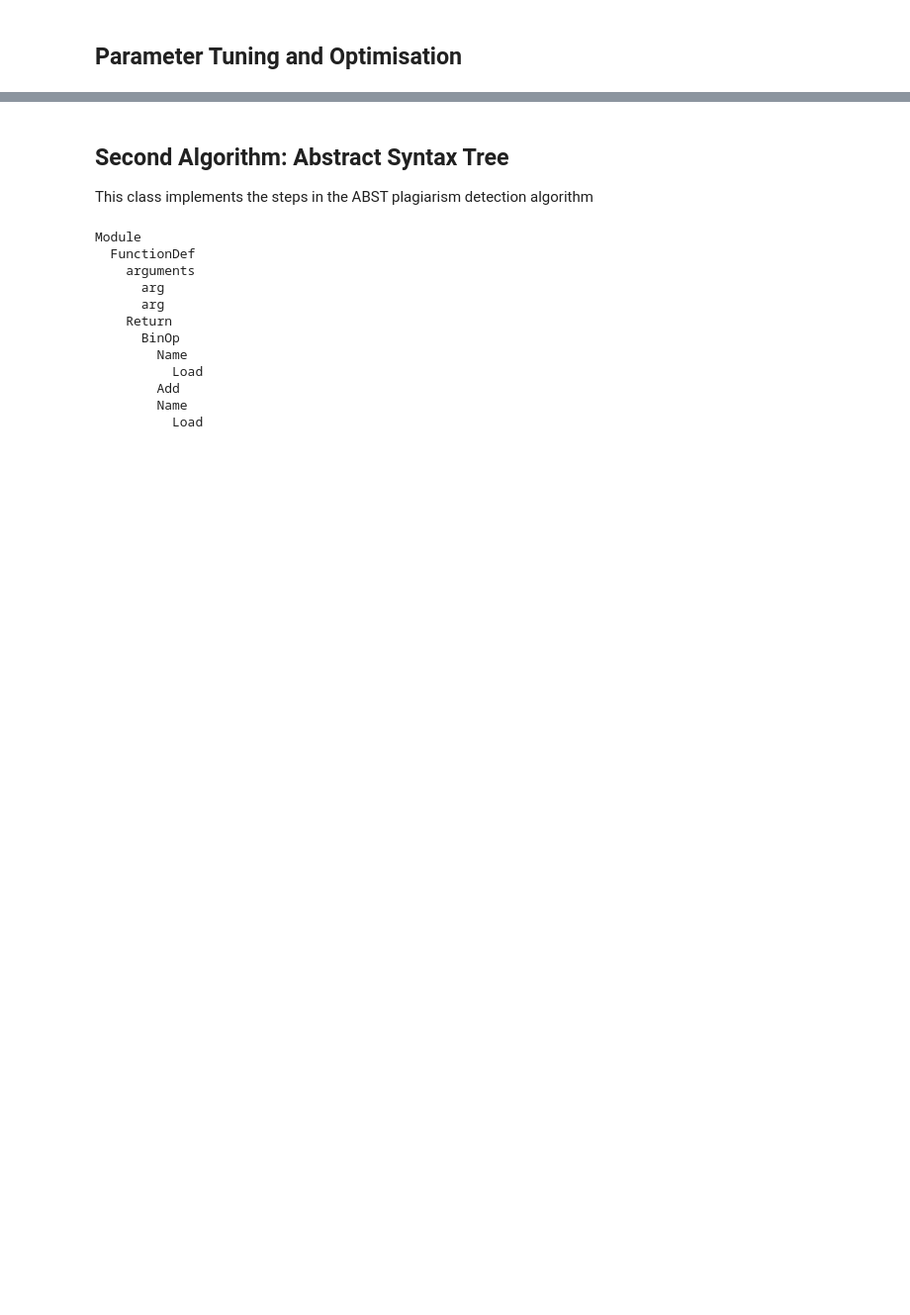
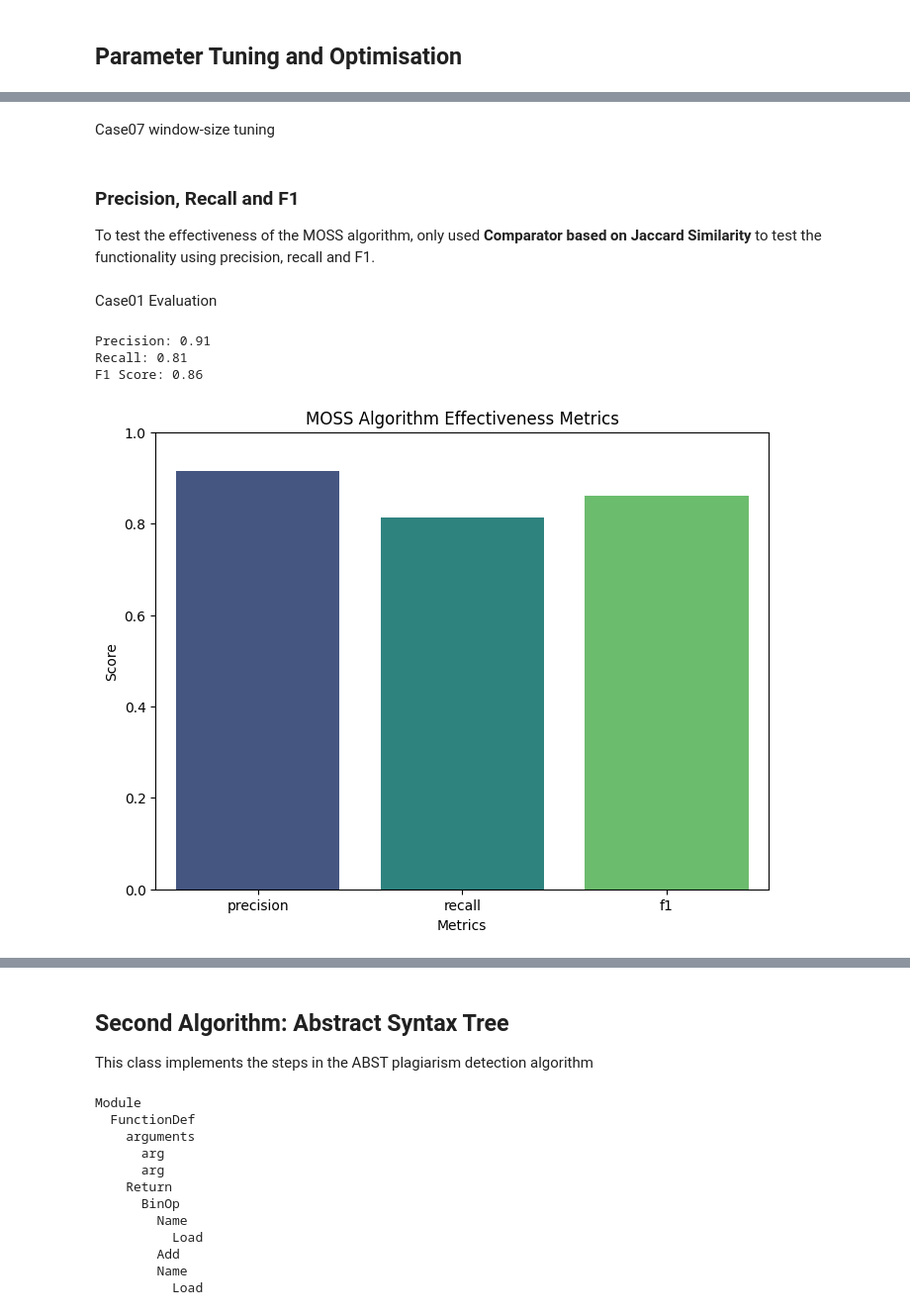
Before and after one commit to PeaceSamuel03/FYP, a Jupyter notebook: FYP.ipynb, the cells around one changed output, grey strips where cells are left out. Shown at 99% size. Saved outputs shown, nothing was run; the diff lists cells and outputs as text; code cells hidden in the pictures; blank space fills up the shorter version.

```diff
--- a/FYP.ipynb
+++ b/FYP.ipynb
@@ -384,7 +363,7 @@ public class Main {
 # %%
 #create MOSS objects
 moss1 = MOSS(code1, "java")
-moss2 = MOSS(code3, "java")
+moss2 = MOSS(code2, "java")
 
 #run the MOSS algorithm
 moss1.run()
@@ -426,7 +554,0 @@ base_directory = "./drive/My Drive/FYP/IR-Plag-Dataset/case-01"
-# %%
-#dictionary to hold contents of the files in each category ONLY USING CASE-01
-file_contents = {
-    'non-plagiarized': [],
-    'original': [],
-    'plagiarized':[]
-}
@@ -756,3 +554,0 @@ public class CylinderCalculator {
-# %%
-comparison = MOSS_Fingerprint_Comparison(files, "java", n=10, window_size=10)
-comparison.run()
@@ -760,0 +820,2 @@ comparison.run()
+# %% [markdown]
+Case07 window-size tuning
@@ -760,0 +830,3 @@ comparison.run()
+# %% [markdown]
+### Precision, Recall and F1
+To test the effectiveness of the MOSS algorithm, only used **Comparator based on Jaccard Similarity** to test the functionality using precision, recall and F1.
@@ -760,0 +922,19 @@ comparison.run()
+# %% [markdown]
+Case01 Evaluation
+# %%
+# initialize and run the MOSS evaluation
+evaluator = MOSS_Evaluation(
+    file_contents=file_contents1,
+    language="java",
+    comparator_class=Comparator,
+    moss_class=MOSS,
+    n=5,
+    window_size=10
+)
+
+evaluator.run()
+# %% [output]
+Precision: 0.91
+Recall: 0.81
+F1 Score: 0.86
+[figure, added]
```
Also changed, not shown: parts of 121 cells of this notebook.
